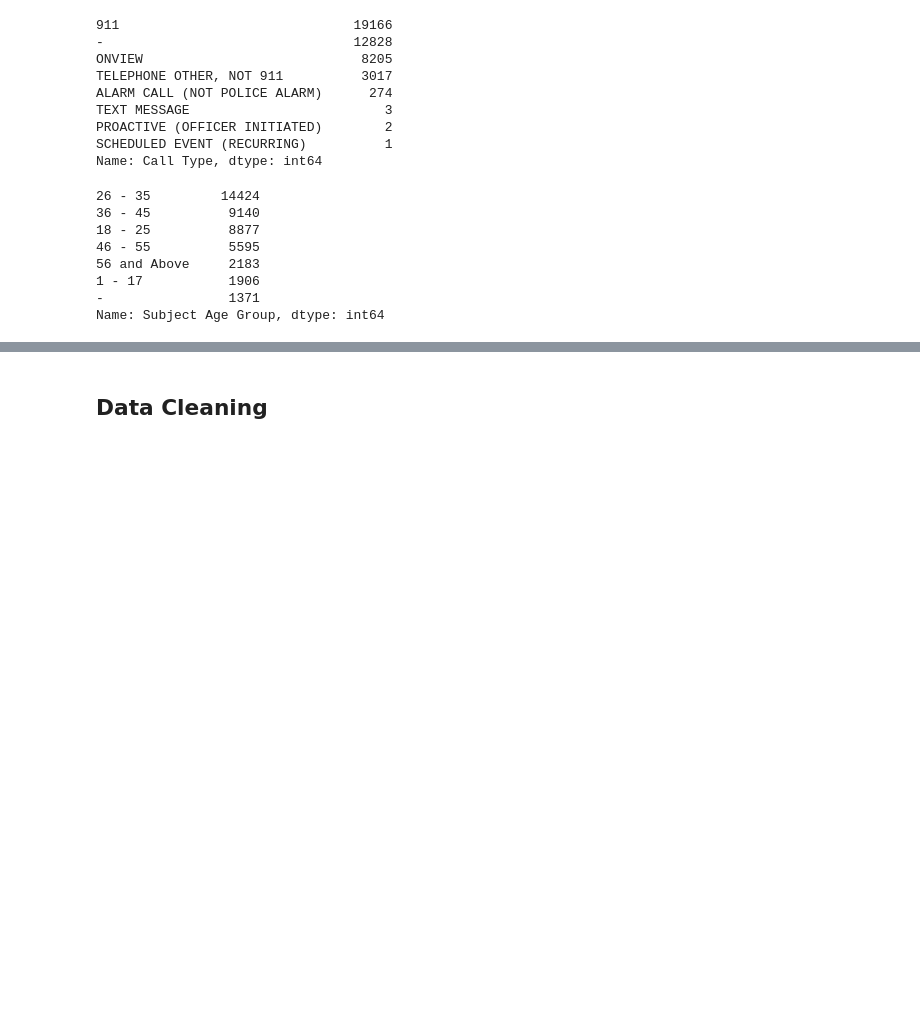
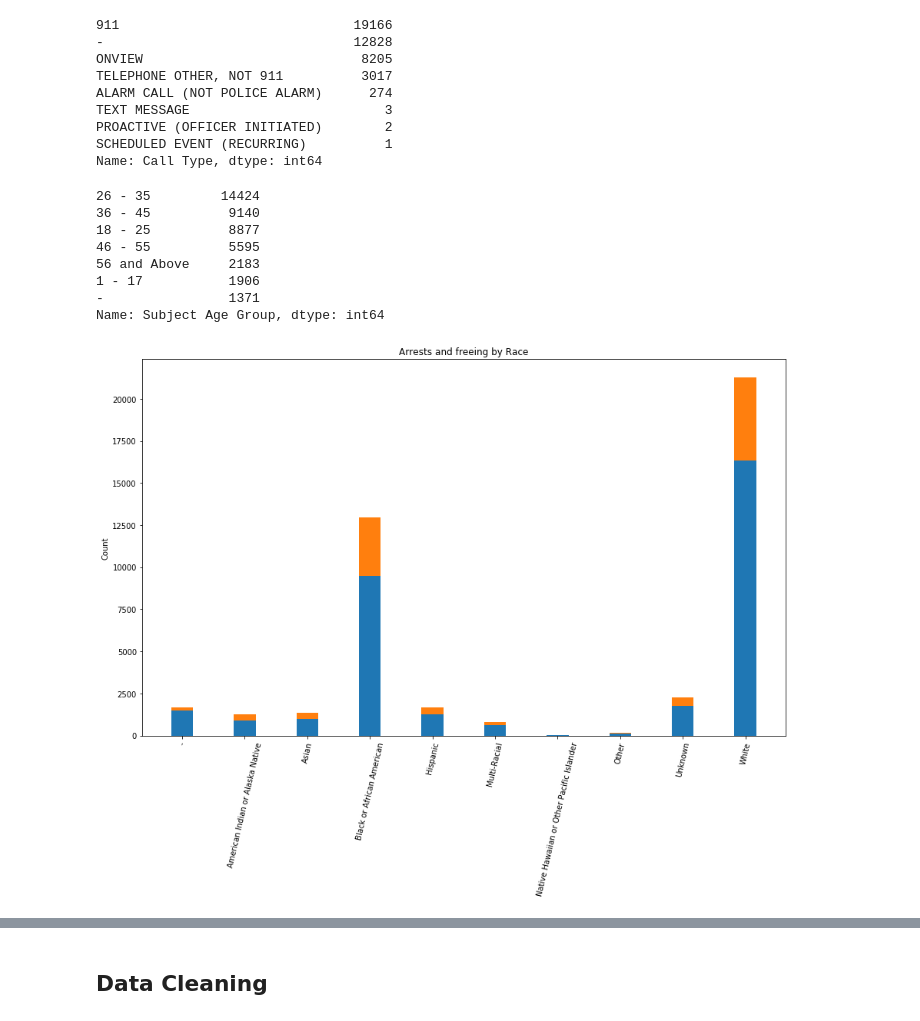
Before and after one commit to kenyo/mod-3-final-project, a Jupyter notebook: ko.ipynb, the cells around one changed output, grey strips where cells are left out. Cells and saved outputs as stored; diff of their text form; code cells hidden in the pictures; blank space fills up the shorter version.

Commit message:
add gender and race plots

```diff
--- a/ko.ipynb
+++ b/ko.ipynb
@@ -46 +49,18 @@ Name: Subject Age Group, dtype: int64
 terry_stops['Arrested'] = np.where(terry_stops['Stop Resolution'] == 'Arrest', 1, 0)
+# %%
+plot_df = terry_stops.groupby('Subject Perceived Race')['Arrested'].value_counts().unstack(1)
+
+cols = plot_df.index
+freed = plot_df[0].values
+arrested = plot_df[1].values
+
+fig, ax = plt.subplots(figsize=(15, 9))
+width = 0.35
+ax.bar(cols, freed, width, label='Freed')
+ax.bar(cols, arrested, width, bottom=freed, label='Arrested')
+
+plt.xticks(rotation=77)
+ax.set_ylabel('Count')
+ax.set_title('Arrests and freeing by Race');
+# %% [output]
+[figure, added]
```
Also changed, not shown: parts of 8 cells of this notebook.
